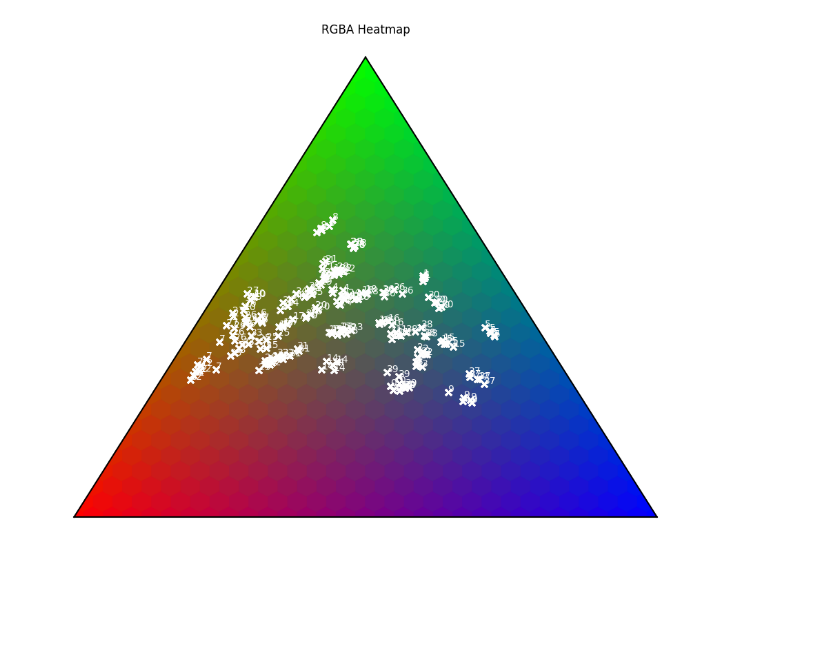
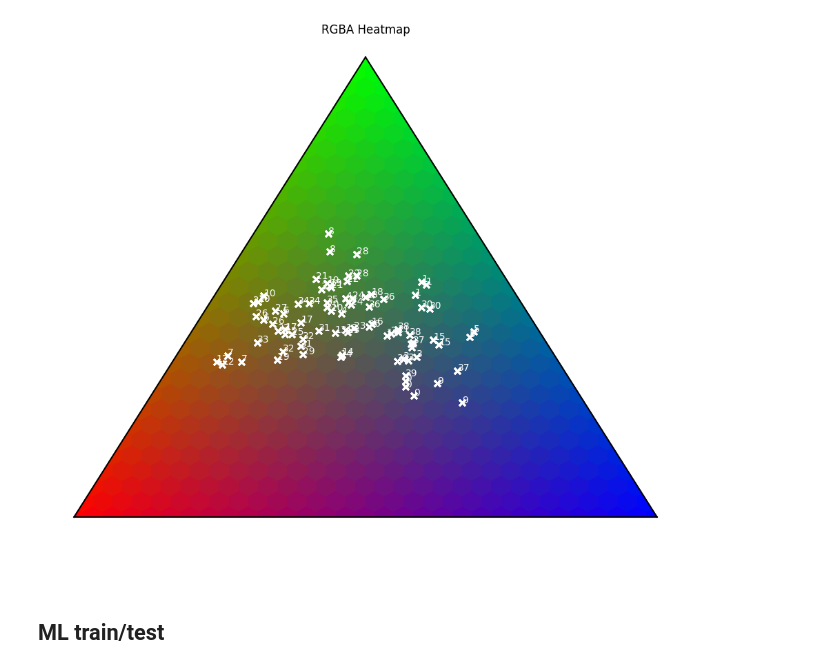
Before and after one commit to acb21kb/bumblebee-tags, a Jupyter notebook: open_files.ipynb, the cells around one changed output. Cells and saved outputs as stored; diff of their text form; code cells hidden in the pictures; blank space fills up the shorter version.

```diff
--- a/open_files.ipynb
+++ b/open_files.ipynb
@@ -95,6 +95,6 @@ def getSnipPlot(tag):
 # %%
-def getPixels(tag, photo):
-    tagX, tagX2, tagY, tagY2 = tag.getSnipCoords()
+def getPixels(t, photo):
+    tagX, tagX2, tagY, tagY2 = t
     colourPixels = [[], [], []] # R G B
     for px in range(tagX, tagX2):
         for py in range(tagY, tagY2):
@@ -108,16 +108,18 @@ def getPixels(tag, photo):
     totalSum = sum(colourPixels[0]) + sum(colourPixels[1]) + sum(colourPixels[2])
     return sum(colourPixels[0])/totalSum, sum(colourPixels[1])/totalSum, sum(colourPixels[2])/totalSum
 # %%
-xTags = pd.DataFrame(columns=["Label", "Red", "Green", "Blue"])
-for tag in trainTags:
-    photo = getSnipPlot(tag)
-    redVal, greenVal, blueVal = getPixels(tag, photo)
-    xTags.loc[len(xTags.index)] = [int(tag.getLabel().removeprefix("gridTag")), redVal, greenVal, blueVal]
+xTags = pd.DataFrame(columns=["Label", "Red", "Green", "Blue", "Tag"])
+for tag in trainTags[0:5]:
+    photo = getPhoto(tag)
+    redVal, greenVal, blueVal = getPixels(tag.getSnipCoords(), photo)
+    xTags.loc[len(xTags.index)] = [int(tag.getLabel().removeprefix("gridTag")), redVal, greenVal, blueVal, tag]
 
 xTrain, xTest, yTrain, yTest = train_test_split(xTags[["Red", "Green", "Blue"]], xTags["Label"], test_size=0.2)
 # %%
-yTags = pd.DataFrame(columns=["Label", "Red", "Green", "Blue"])
+yTags = pd.DataFrame(columns=["Label", "Red", "Green", "Blue", "Tag"])
 for tag in testTags:
-    photo = getSnipPlot(tag)
-    redVal, greenVal, blueVal = getPixels(tag, photo)
-    yTags.loc[len(yTags.index)] = [int(tag.getLabel().removeprefix("gridTag")), redVal, greenVal, blueVal]
+    photo = getPhoto(tag)
+    redVal, greenVal, blueVal = getPixels(tag.getSnipCoords(), photo)
+    yTags.loc[len(yTags.index)] = [int(tag.getLabel().removeprefix("gridTag")), redVal, greenVal, blueVal, tag]
+# %%
+allTags = pd.concat([xTags, yTags])
@@ -191,9 +167,11 @@ plotHeatmap(asTuples, labels, scale)
 # %%
-asTuples = [[x.iloc[1]*scale, x.iloc[2]*scale, x.iloc[3]*scale] for index, x in xTags.iterrows()]
-labels = xTags["Label"]
+asTuples = [[x.iloc[1]*scale, x.iloc[2]*scale, x.iloc[3]*scale] for index, x in allTags.iterrows()]
+labels = allTags["Label"]
 plotHeatmap(asTuples, labels, scale)
 # %% [output]
-[figure, old version]
+[figure, new version]
+# %% [markdown]
+## ML train/test
 # %%
 gnb = GaussianNB().fit(xTrain, yTrain)
 gnbPred = gnb.predict(yTags[["Red", "Green", "Blue"]])
```
Also changed, not shown: parts of 21 cells of this notebook.
